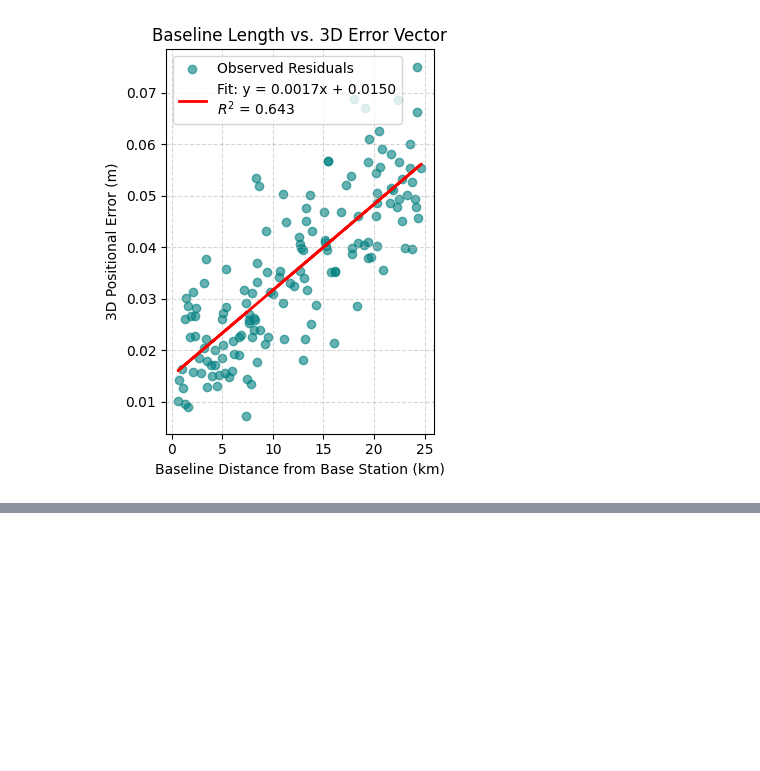
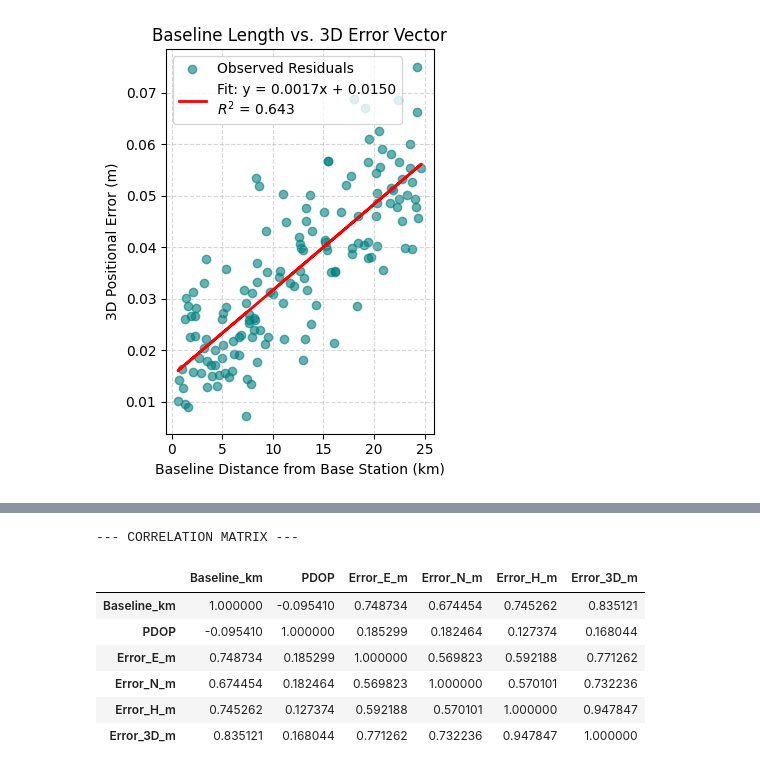
Before and after one commit to stephenwacha743-maker/GEO2102-GROUP2-HOSTEL-ASSIGNMENT, a Jupyter notebook: STATISITICAL_ANALYSIS_COURSEWORK.ipynb, the cells around one changed output, grey strips where cells are left out. Cells and saved outputs as stored; diff of their text form; code cells hidden in the pictures; blank space fills up the shorter version.

```diff
--- a/STATISITICAL_ANALYSIS_COURSEWORK.ipynb
+++ b/STATISITICAL_ANALYSIS_COURSEWORK.ipynb
@@ -336,0 +185,14 @@ plt.show()
+# %%
+# Calculate and display the Pearson correlation matrix for the DataFrame
+correlation_matrix = df.corr()
+print("--- CORRELATION MATRIX ---")
+display(correlation_matrix)
+# %% [output]
+--- CORRELATION MATRIX ---
+|  | Baseline_km | PDOP | Error_E_m | Error_N_m | Error_H_m | Error_3D_m |
+| Baseline_km | 1.000000 | -0.095410 | 0.748734 | 0.674454 | 0.745262 | 0.835121 |
+| PDOP | -0.095410 | 1.000000 | 0.185299 | 0.182464 | 0.127374 | 0.168044 |
+| Error_E_m | 0.748734 | 0.185299 | 1.000000 | 0.569823 | 0.592188 | 0.771262 |
+| Error_N_m | 0.674454 | 0.182464 | 0.569823 | 1.000000 | 0.570101 | 0.732236 |
+| Error_H_m | 0.745262 | 0.127374 | 0.592188 | 0.570101 | 1.000000 | 0.947847 |
+| Error_3D_m | 0.835121 | 0.168044 | 0.771262 | 0.732236 | 0.947847 | 1.000000 |
```
Also changed, not shown: parts of 33 cells of this notebook.
